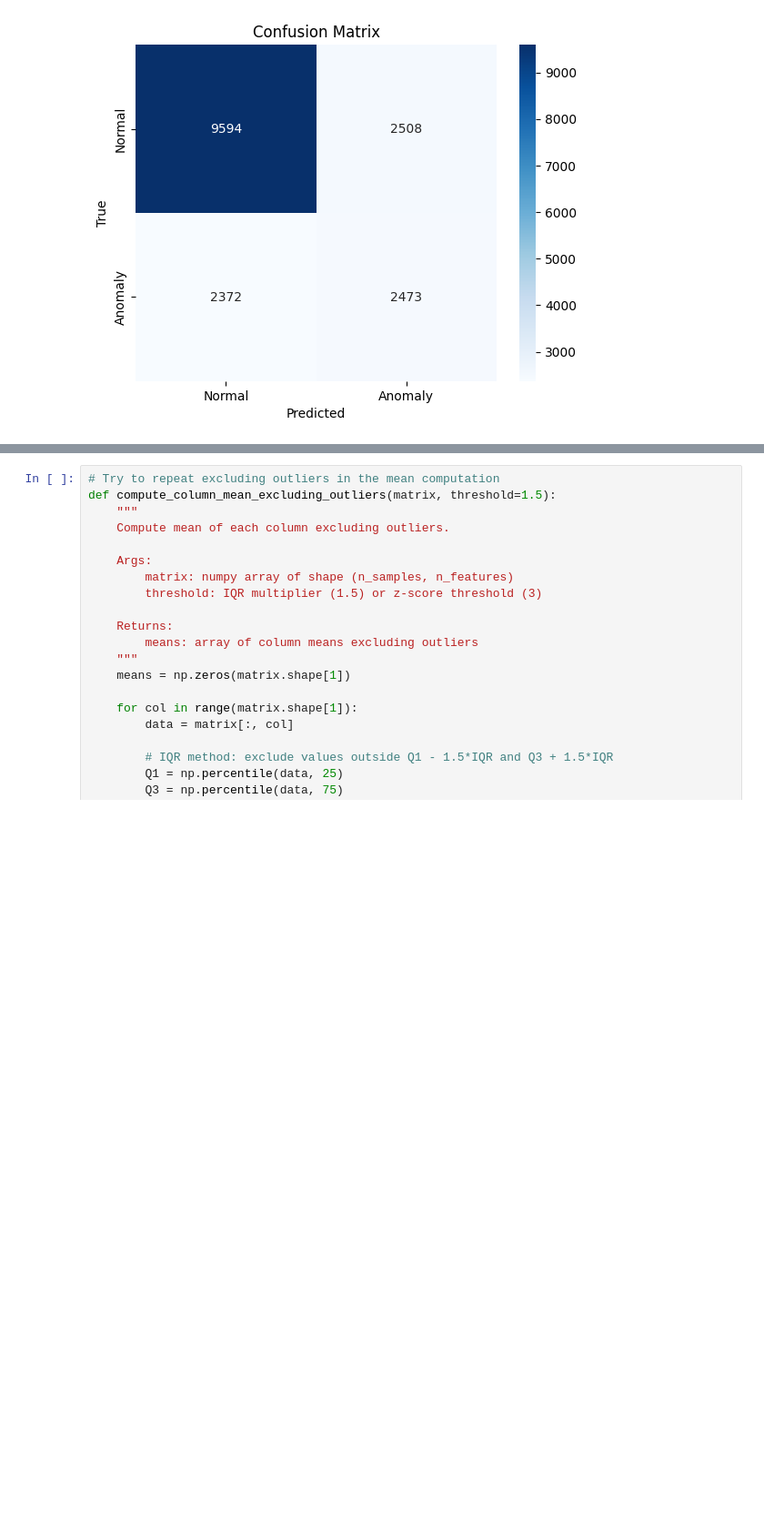
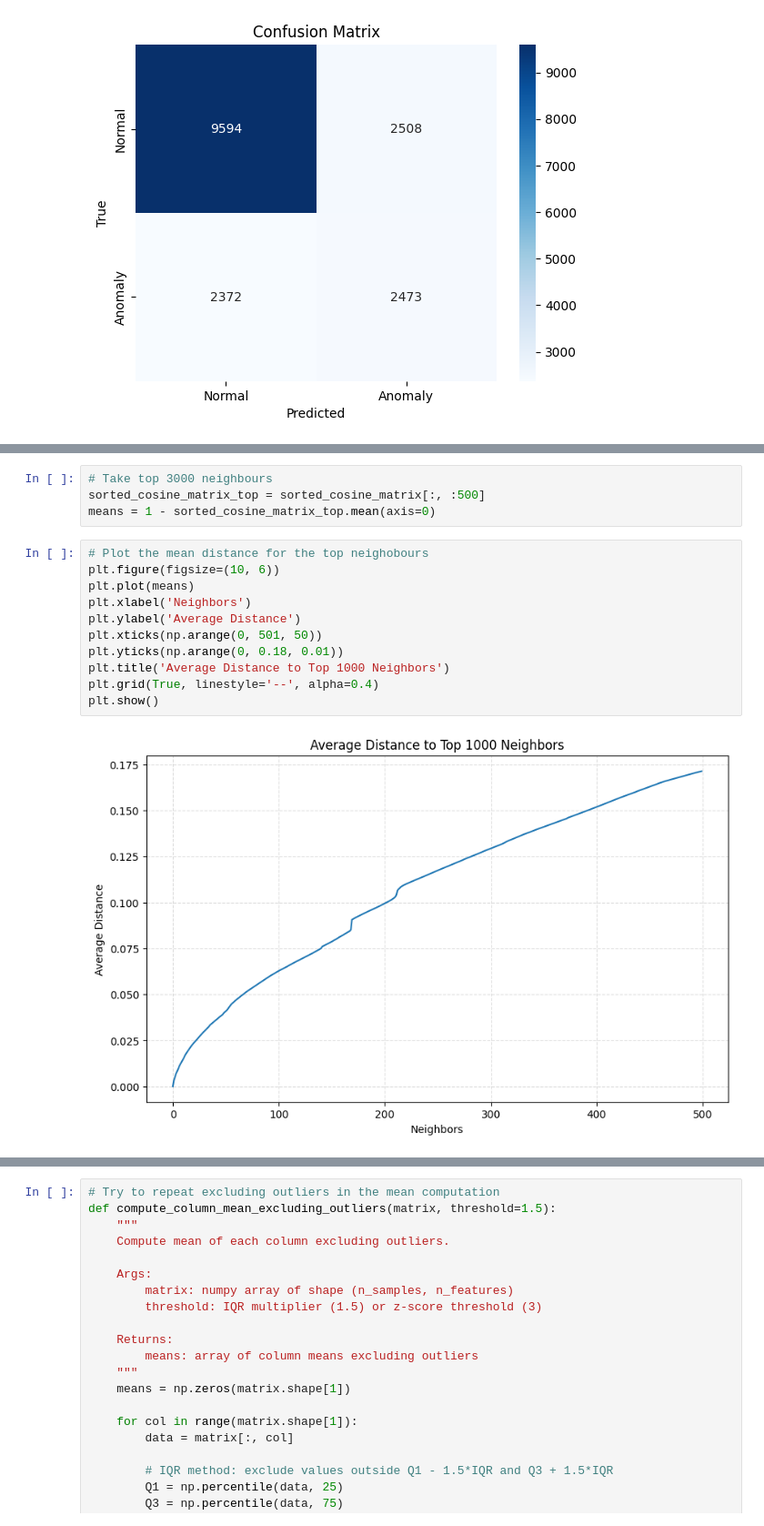
Before and after one commit to RenatoMignone/unsupervised-network-intrusion-detection, a Jupyter notebook: lab/notebooks/Task4.ipynb, the cells around one changed output, grey strips where cells are left out. Shown at 91% size. Saved outputs shown, nothing was run; the diff lists cells and outputs as text; blank space fills up the shorter version.

```diff
--- a/lab/notebooks/Task4.ipynb
+++ b/lab/notebooks/Task4.ipynb
@@ -507 +542,18 @@ binary_label
 Name: proportion, dtype: object
+# %%
+# Take top 3000 neighbours
+sorted_cosine_matrix_top = sorted_cosine_matrix[:, :500]
+means = 1 - sorted_cosine_matrix_top.mean(axis=0)
+# %%
+# Plot the mean distance for the top neighobours
+plt.figure(figsize=(10, 6))
+plt.plot(means)
+plt.xlabel('Neighbors')
+plt.ylabel('Average Distance')
+plt.xticks(np.arange(0, 501, 50))
+plt.yticks(np.arange(0, 0.18, 0.01))
+plt.title('Average Distance to Top 1000 Neighbors')
+plt.grid(True, linestyle='--', alpha=0.4)
+plt.show()
+# %% [output]
+[figure, added]
```
Also changed, not shown: parts of 7 cells of this notebook.
